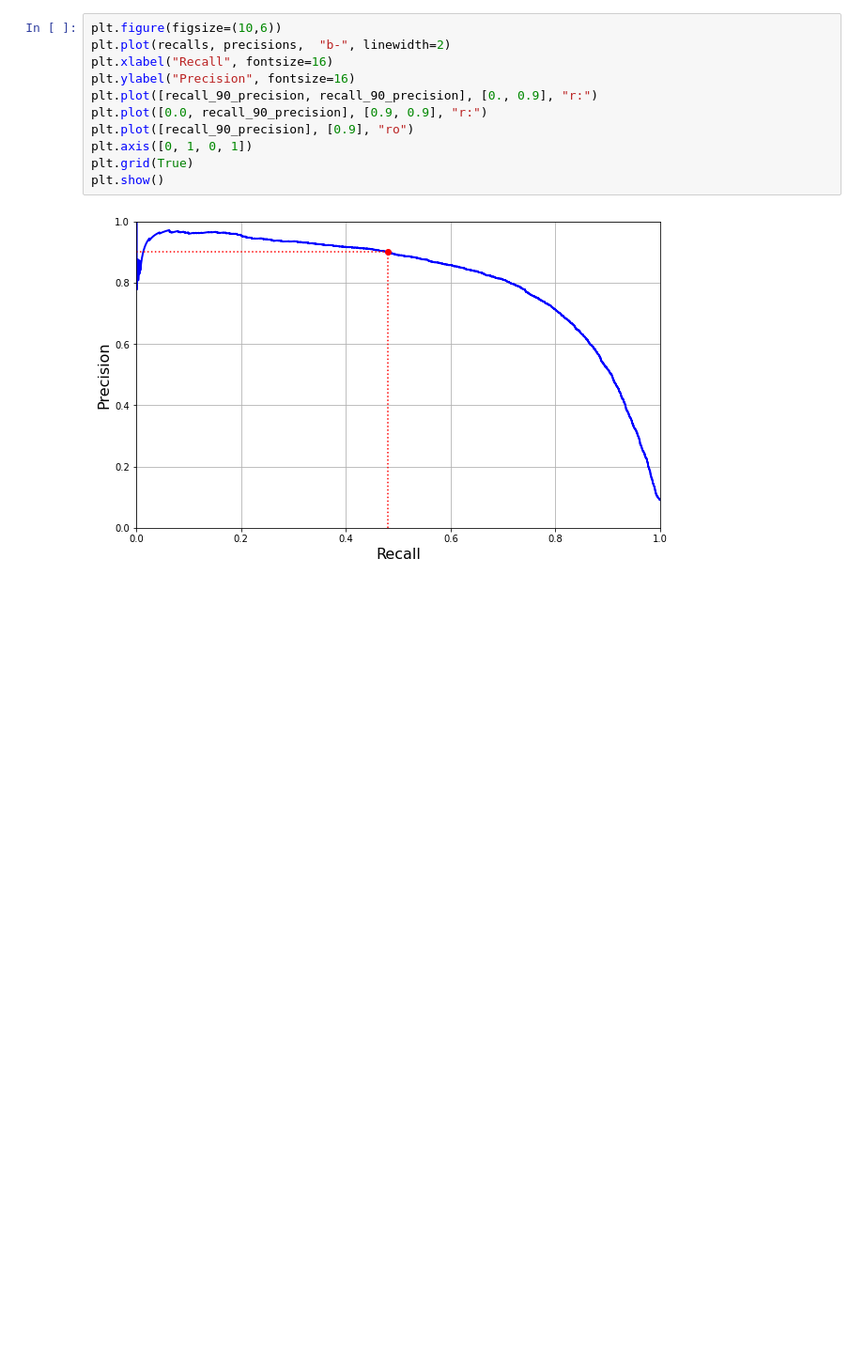
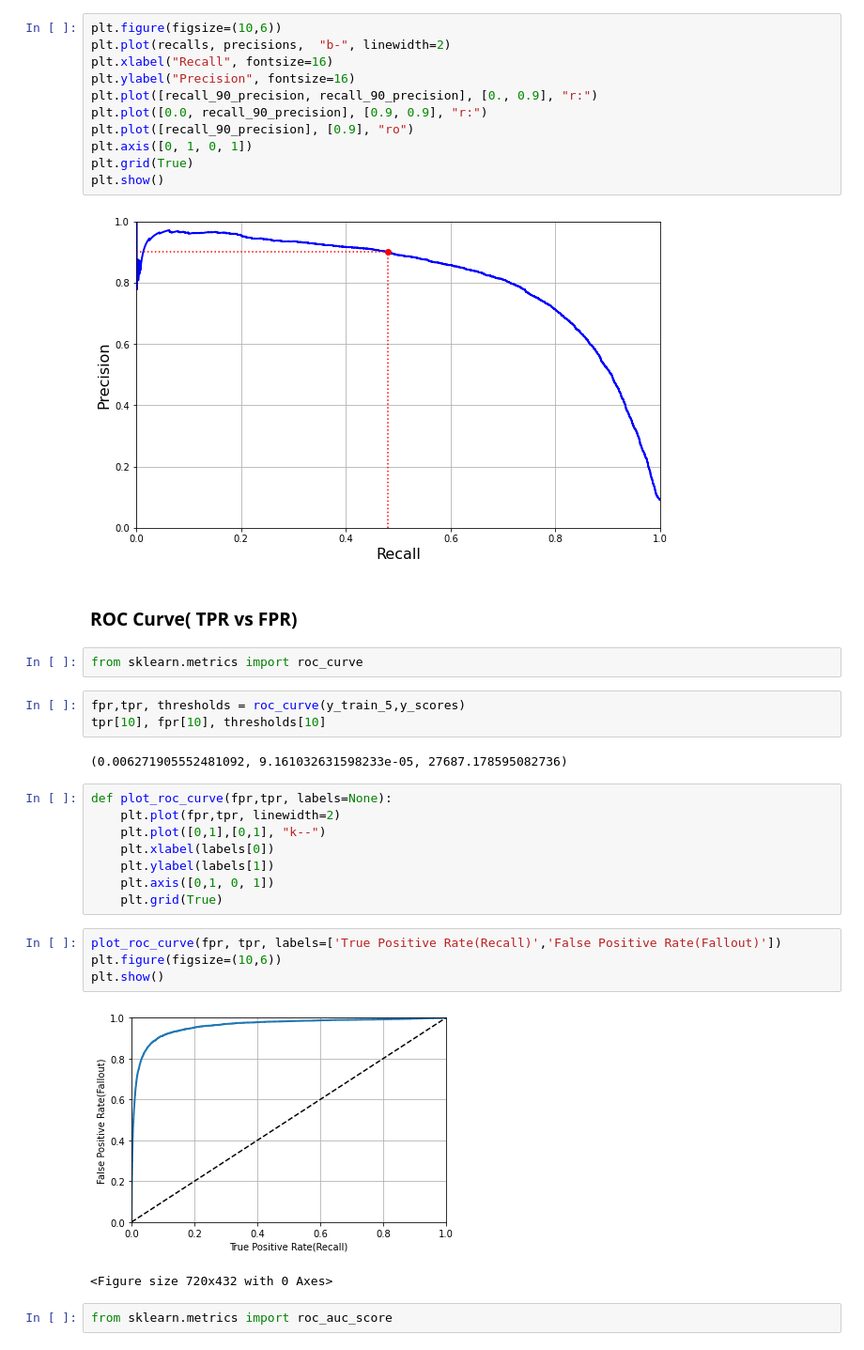
Before and after one commit to CODEPAC/hands_on_ml2_ex, a Jupyter notebook: Classification.ipynb, the cells around one changed output. Shown: that part at 94% size. Drawn from its saved outputs; the diff is of its cells as text; blank space fills up the shorter version.

```diff
--- a/Classification.ipynb
+++ b/Classification.ipynb
@@ -184,3 +184,29 @@ plt.grid(True)
 plt.show()
 # %% [output]
 [figure]
+# %% [markdown]
+### ROC Curve( TPR vs FPR)
+# %%
+from sklearn.metrics import roc_curve
+# %%
+fpr,tpr, thresholds = roc_curve(y_train_5,y_scores)
+tpr[10], fpr[10], thresholds[10]
+# %% [output]
+(0.006271905552481092, 9.161032631598233e-05, 27687.178595082736)
+# %%
+def plot_roc_curve(fpr,tpr, labels=None):
+    plt.plot(fpr,tpr, linewidth=2)
+    plt.plot([0,1],[0,1], "k--")
+    plt.xlabel(labels[0])
+    plt.ylabel(labels[1])
+    plt.axis([0,1, 0, 1])
+    plt.grid(True)
+# %%
+plot_roc_curve(fpr, tpr, labels=['True Positive Rate(Recall)','False Positive Rate(Fallout)'])
+plt.figure(figsize=(10,6))
+plt.show()
+# %% [output]
+[figure, added]
+<Figure size 720x432 with 0 Axes>
+# %%
+from sklearn.metrics import roc_auc_score
```
Also changed, not shown: parts of 9 cells of this notebook.
